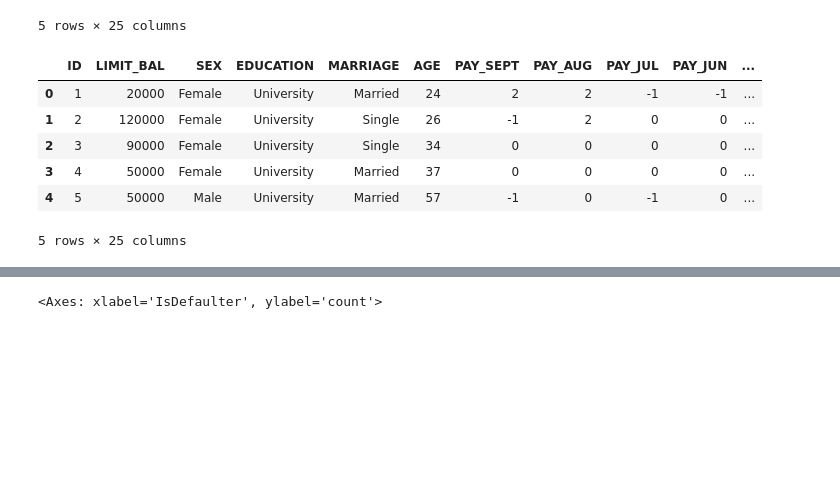
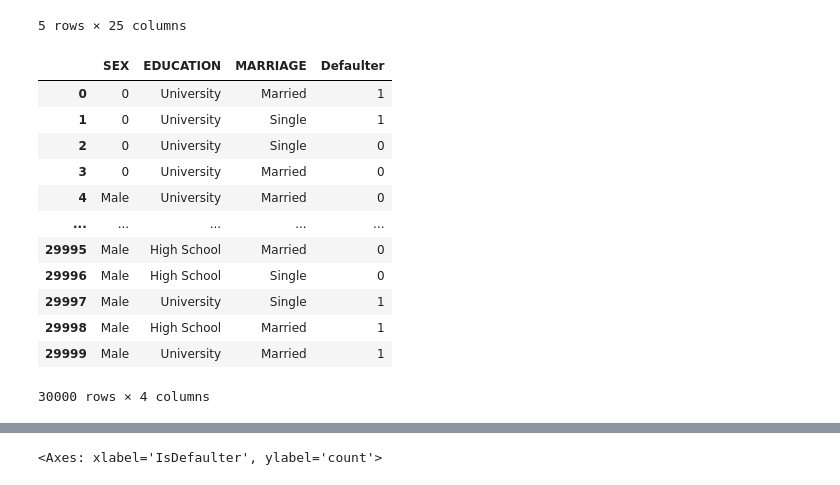
Before and after one commit to shaad4224/credit_card_default_prediction, a Jupyter notebook: Copy_of_credit_card_default_prediction.ipynb, the cells around one changed output, grey strips where cells are left out. Drawn from its saved outputs; the diff is of its cells as text; code cells hidden in the pictures; blank space fills up the shorter version.

```diff
--- a/Copy_of_credit_card_default_prediction.ipynb
+++ b/Copy_of_credit_card_default_prediction.ipynb
@@ -120,10 +123,21 @@ df.replace({'IsDefaulter' : {1 : 'Yes', 0 : 'No'}}, inplace = True)
-# %%
-df.head()
-# %% [output]
-|  | ID | LIMIT_BAL | SEX | EDUCATION | MARRIAGE | AGE | PAY_SEPT | PAY_AUG | PAY_JUL | PAY_JUN | ... |
-| 0 | 1 | 20000 | Female | University | Married | 24 | 2 | 2 | -1 | -1 | ... |
-| 1 | 2 | 120000 | Female | University | Single | 26 | -1 | 2 | 0 | 0 | ... |
-| 2 | 3 | 90000 | Female | University | Single | 34 | 0 | 0 | 0 | 0 | ... |
-| 3 | 4 | 50000 | Female | University | Married | 37 | 0 | 0 | 0 | 0 | ... |
-| 4 | 5 | 50000 | Male | University | Married | 57 | -1 | 0 | -1 | 0 | ... |
-5 rows × 25 columns
+# %%
+categorical_features = ['SEX', 'EDUCATION', 'MARRIAGE']
+# %%
+df_cat = df[categorical_features]
+df_cat['Defaulter'] = df['IsDefaulter']
+# %%
+df_cat.replace({'SEX': {1 : 'MALE', 2 : 'FEMALE'}, 'EDUCATION' : {1 : 'graduate school', 2 : 'university', 3 : 'high school', 4 : 'others'}, 'MARRIAGE':{1:'married',2:'single',3:'others'}})
+# %% [output]
+|  | SEX | EDUCATION | MARRIAGE | Defaulter |
+| 0 | 0 | University | Married | 1 |
+| 1 | 0 | University | Single | 1 |
+| 2 | 0 | University | Single | 0 |
+| 3 | 0 | University | Married | 0 |
+| 4 | Male | University | Married | 0 |
+| ... | ... | ... | ... | ... |
+| 29995 | Male | High School | Married | 0 |
+| 29996 | Male | High School | Single | 0 |
+| 29997 | Male | University | Single | 1 |
+| 29998 | Male | High School | Married | 1 |
+| 29999 | Male | University | Married | 1 |
+30000 rows × 4 columns
```
Also changed, not shown: parts of 14 cells of this notebook.
